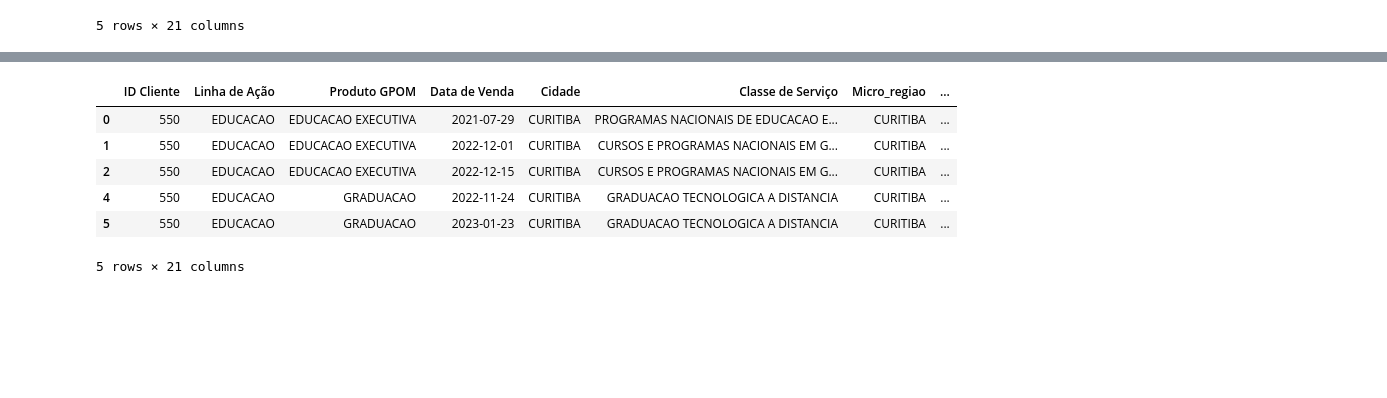
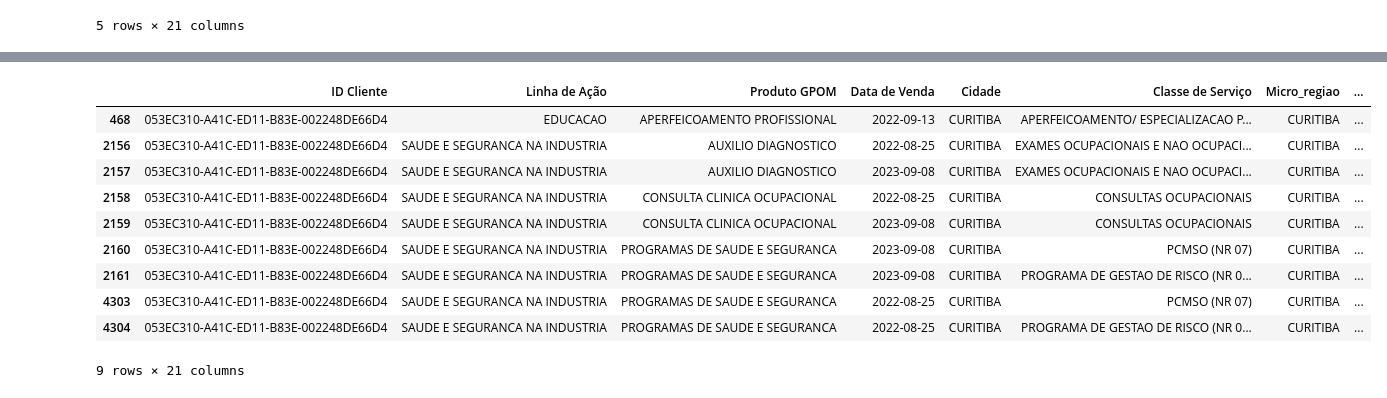
Before and after one commit to barbnrosa/sprint2-senai, a Jupyter notebook: codigos/coluna_target.ipynb, the cells around one changed output, grey strips where cells are left out. Cells and saved outputs as stored; diff of their text form; code cells hidden in the pictures; blank space fills up the shorter version.

Commit message:
coluna target

```diff
--- a/codigos/coluna_target.ipynb
+++ b/codigos/coluna_target.ipynb
@@ -16,5 +32,5 @@ df_pj.head()
 # %%
-df_pj['Target'] = df_pj['Produto GPOM'].apply(lambda x: 1 if x == 'EDUCACAO EXECUTIVA' else 0)
+df_pj['Target'] = df_pj['Produto GPOM'].apply(lambda x: 1 if x == 'PROGRAMAS DE SAUDE E SEGURANCA' else 0)
 # %%
 df_pj.head()
 # %% [output]
@@ -28,10 +60,14 @@ df_pj.head()
 # %%
-df_pj[df_pj['ID Cliente'] == '550']
+df_pj[df_pj['ID Cliente'] == '053EC310-A41C-ED11-B83E-002248DE66D4']
 # %% [output]
 |  | ID Cliente | Linha de Ação | Produto GPOM | Data de Venda | Cidade | Classe de Serviço | Micro_regiao | ... |
-| 0 | 550 | EDUCACAO | EDUCACAO EXECUTIVA | 2021-07-29 | CURITIBA | PROGRAMAS NACIONAIS DE EDUCACAO E... | CURITIBA | ... |
-| 1 | 550 | EDUCACAO | EDUCACAO EXECUTIVA | 2022-12-01 | CURITIBA | CURSOS E PROGRAMAS NACIONAIS EM G... | CURITIBA | ... |
-| 2 | 550 | EDUCACAO | EDUCACAO EXECUTIVA | 2022-12-15 | CURITIBA | CURSOS E PROGRAMAS NACIONAIS EM G... | CURITIBA | ... |
-| 4 | 550 | EDUCACAO | GRADUACAO | 2022-11-24 | CURITIBA | GRADUACAO TECNOLOGICA A DISTANCIA | CURITIBA | ... |
-| 5 | 550 | EDUCACAO | GRADUACAO | 2023-01-23 | CURITIBA | GRADUACAO TECNOLOGICA A DISTANCIA | CURITIBA | ... |
+| 468 | 053EC310-A41C-ED11-B83E-002248DE66D4 | EDUCACAO | APERFEICOAMENTO PROFISSIONAL | 2022-09-13 | CURITIBA | APERFEICOAMENTO/ ESPECIALIZACAO P... | CURITIBA | ... |
+| 2156 | 053EC310-A41C-ED11-B83E-002248DE66D4 | SAUDE E SEGURANCA NA INDUSTRIA | AUXILIO DIAGNOSTICO | 2022-08-25 | CURITIBA | EXAMES OCUPACIONAIS E NAO OCUPACI... | CURITIBA | ... |
+| 2157 | 053EC310-A41C-ED11-B83E-002248DE66D4 | SAUDE E SEGURANCA NA INDUSTRIA | AUXILIO DIAGNOSTICO | 2023-09-08 | CURITIBA | EXAMES OCUPACIONAIS E NAO OCUPACI... | CURITIBA | ... |
+| 2158 | 053EC310-A41C-ED11-B83E-002248DE66D4 | SAUDE E SEGURANCA NA INDUSTRIA | CONSULTA CLINICA OCUPACIONAL | 2022-08-25 | CURITIBA | CONSULTAS OCUPACIONAIS | CURITIBA | ... |
+| 2159 | 053EC310-A41C-ED11-B83E-002248DE66D4 | SAUDE E SEGURANCA NA INDUSTRIA | CONSULTA CLINICA OCUPACIONAL | 2023-09-08 | CURITIBA | CONSULTAS OCUPACIONAIS | CURITIBA | ... |
+| 2160 | 053EC310-A41C-ED11-B83E-002248DE66D4 | SAUDE E SEGURANCA NA INDUSTRIA | PROGRAMAS DE SAUDE E SEGURANCA | 2023-09-08 | CURITIBA | PCMSO (NR 07) | CURITIBA | ... |
+| 2161 | 053EC310-A41C-ED11-B83E-002248DE66D4 | SAUDE E SEGURANCA NA INDUSTRIA | PROGRAMAS DE SAUDE E SEGURANCA | 2023-09-08 | CURITIBA | PROGRAMA DE GESTAO DE RISCO (NR 0... | CURITIBA | ... |
+| 4303 | 053EC310-A41C-ED11-B83E-002248DE66D4 | SAUDE E SEGURANCA NA INDUSTRIA | PROGRAMAS DE SAUDE E SEGURANCA | 2022-08-25 | CURITIBA | PCMSO (NR 07) | CURITIBA | ... |
+| 4304 | 053EC310-A41C-ED11-B83E-002248DE66D4 | SAUDE E SEGURANCA NA INDUSTRIA | PROGRAMAS DE SAUDE E SEGURANCA | 2022-08-25 | CURITIBA | PROGRAMA DE GESTAO DE RISCO (NR 0... | CURITIBA | ... |
-5 rows × 21 columns
+9 rows × 21 columns
```
Also changed, not shown: parts of 2 cells of this notebook.
